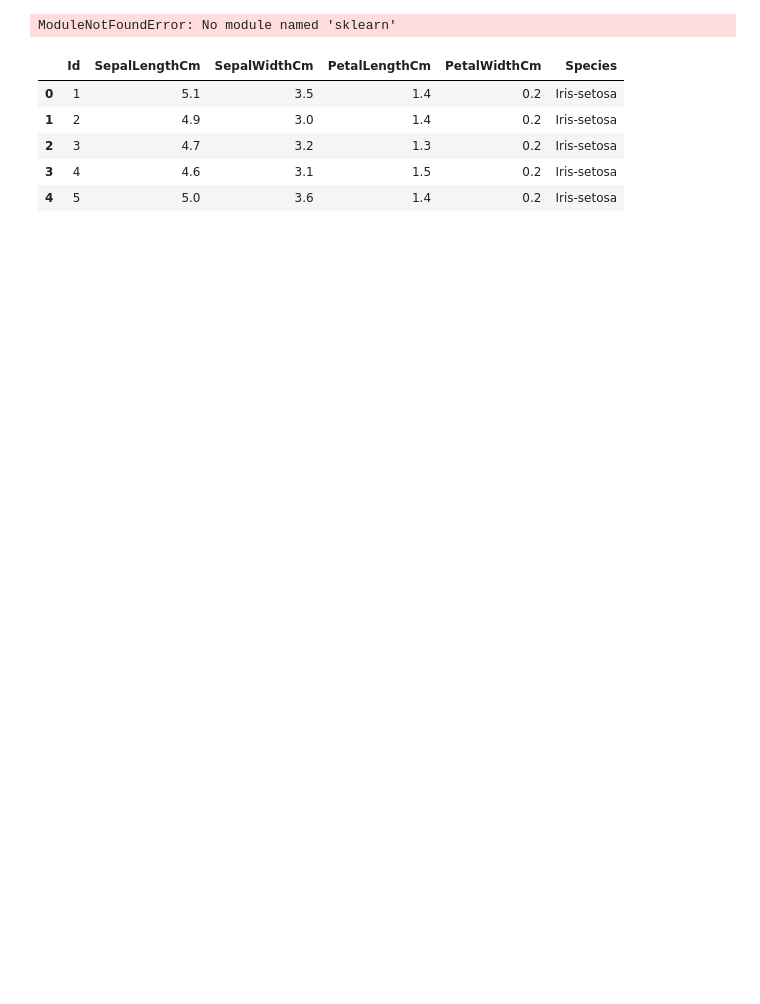
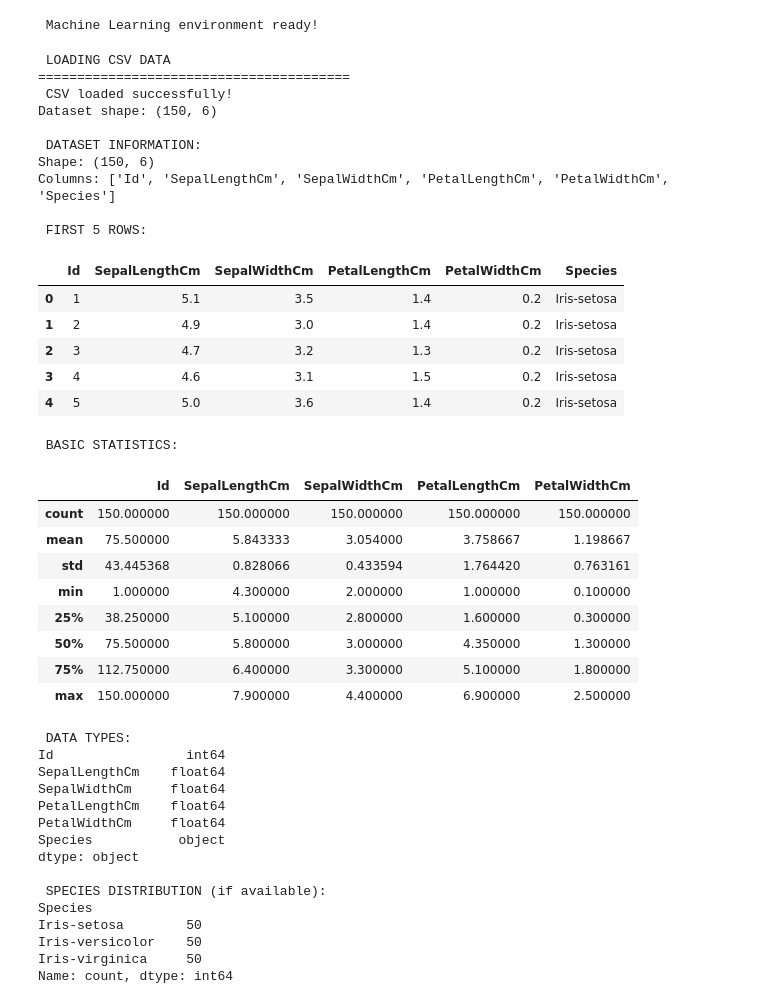
Before and after one commit to carlesalce/portfolio_projects, a Jupyter notebook: iris_classification/notebooks/02_ml_modeling.ipynb, the cells around one changed output. Saved outputs shown, nothing was run; the diff lists cells and outputs as text; code cells hidden in the pictures; blank space fills up the shorter version.

```diff
--- a/iris_classification/notebooks/02_ml_modeling.ipynb
+++ b/iris_classification/notebooks/02_ml_modeling.ipynb
@@ -1,5 +1,5 @@
 # %%
-# CELL 2: Import ML Libraries
+#
 import pandas as pd
 import numpy as np
 import matplotlib.pyplot as plt
@@ -32,16 +32,80 @@ sns.set_style("whitegrid")
 plt.rcParams['figure.figsize'] = (10, 6)
 %matplotlib inline
 
-print("✅ Machine Learning environment ready!")
+print(" Machine Learning environment ready!")
 # %% [output]
-ModuleNotFoundError: No module named 'sklearn'
+ Machine Learning environment ready!
 # %%
+#
+"""
+## Loading CSV Data
+Loading the Iris dataset from the specified CSV file path.
+"""
+
+print(" LOADING CSV DATA")
+print("=" * 40)
+
+# Load the CSV data
 df = pd.read_csv('../data/iris.csv')
-df.head()
+print(" CSV loaded successfully!")
+print(f"Dataset shape: {df.shape}")
+
+
+# Display dataset information
+print(f"\n DATASET INFORMATION:")
+print(f"Shape: {df.shape}")
+print(f"Columns: {list(df.columns)}")
+
+print("\n FIRST 5 ROWS:")
+display(df.head())
+
+print("\n BASIC STATISTICS:")
+display(df.describe())
+
+print("\n DATA TYPES:")
+print(df.dtypes)
+
+print("\n SPECIES DISTRIBUTION (if available):")
+print(df['Species'].value_counts())
 # %% [output]
+ LOADING CSV DATA
+========================================
+ CSV loaded successfully!
+Dataset shape: (150, 6)
+
+ DATASET INFORMATION:
+Shape: (150, 6)
+Columns: ['Id', 'SepalLengthCm', 'SepalWidthCm', 'PetalLengthCm', 'PetalWidthCm', 'Species']
+
+ FIRST 5 ROWS:
 |  | Id | SepalLengthCm | SepalWidthCm | PetalLengthCm | PetalWidthCm | Species |
 | 0 | 1 | 5.1 | 3.5 | 1.4 | 0.2 | Iris-setosa |
 | 1 | 2 | 4.9 | 3.0 | 1.4 | 0.2 | Iris-setosa |
 | 2 | 3 | 4.7 | 3.2 | 1.3 | 0.2 | Iris-setosa |
 | 3 | 4 | 4.6 | 3.1 | 1.5 | 0.2 | Iris-setosa |
 | 4 | 5 | 5.0 | 3.6 | 1.4 | 0.2 | Iris-setosa |
+ BASIC STATISTICS:
+|  | Id | SepalLengthCm | SepalWidthCm | PetalLengthCm | PetalWidthCm |
+| count | 150.000000 | 150.000000 | 150.000000 | 150.000000 | 150.000000 |
+| mean | 75.500000 | 5.843333 | 3.054000 | 3.758667 | 1.198667 |
+| std | 43.445368 | 0.828066 | 0.433594 | 1.764420 | 0.763161 |
+| min | 1.000000 | 4.300000 | 2.000000 | 1.000000 | 0.100000 |
+| 25% | 38.250000 | 5.100000 | 2.800000 | 1.600000 | 0.300000 |
+| 50% | 75.500000 | 5.800000 | 3.000000 | 4.350000 | 1.300000 |
+| 75% | 112.750000 | 6.400000 | 3.300000 | 5.100000 | 1.800000 |
+| max | 150.000000 | 7.900000 | 4.400000 | 6.900000 | 2.500000 |
+ DATA TYPES:
+Id                 int64
+SepalLengthCm    float64
+SepalWidthCm     float64
+PetalLengthCm    float64
+PetalWidthCm     float64
+Species           object
+dtype: object
+
+ SPECIES DISTRIBUTION (if available):
+Species
+Iris-setosa        50
+Iris-versicolor    50
+Iris-virginica     50
+Name: count, dtype: int64
```
Also changed, not shown: parts of 7 cells of this notebook.
